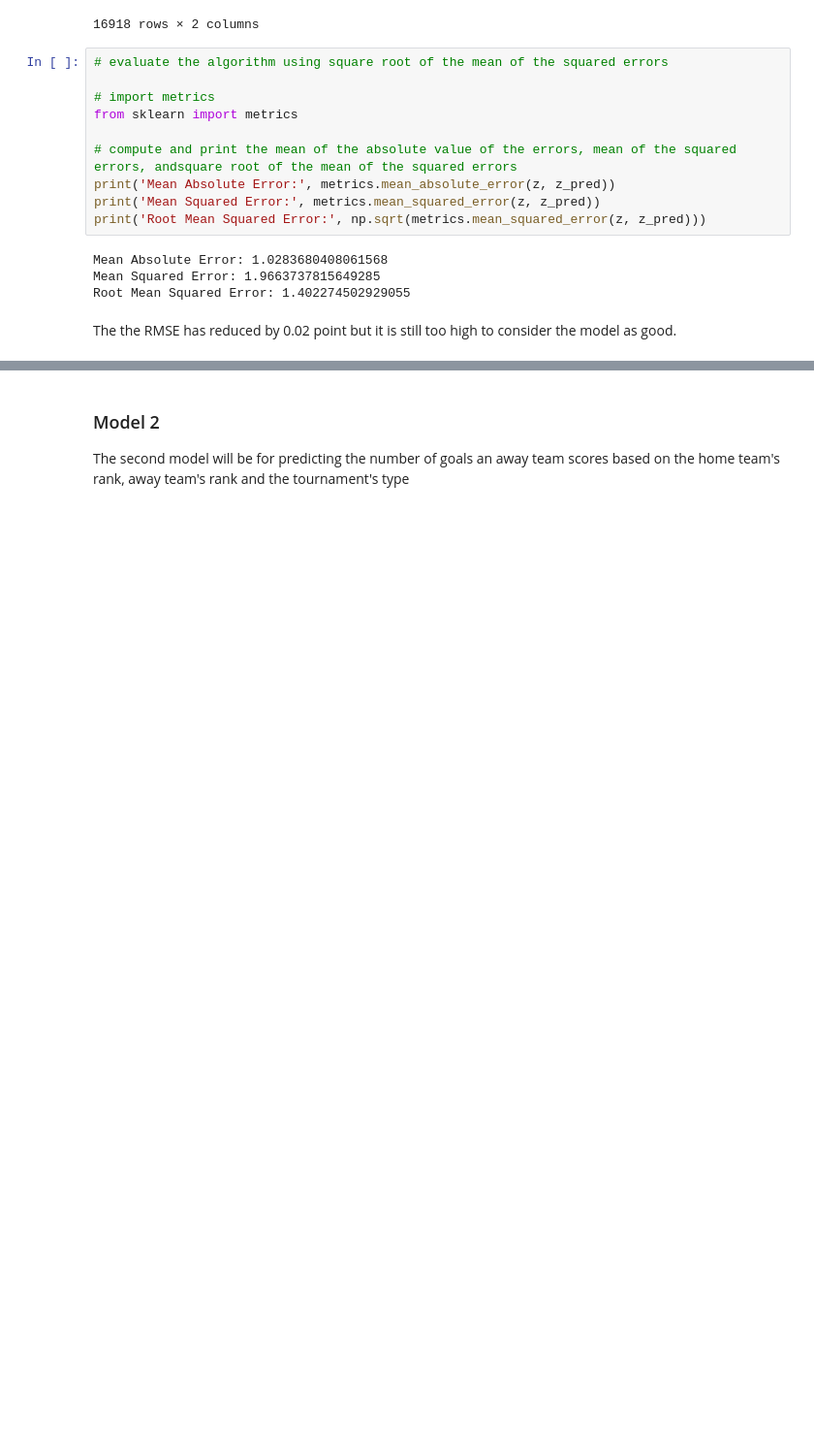
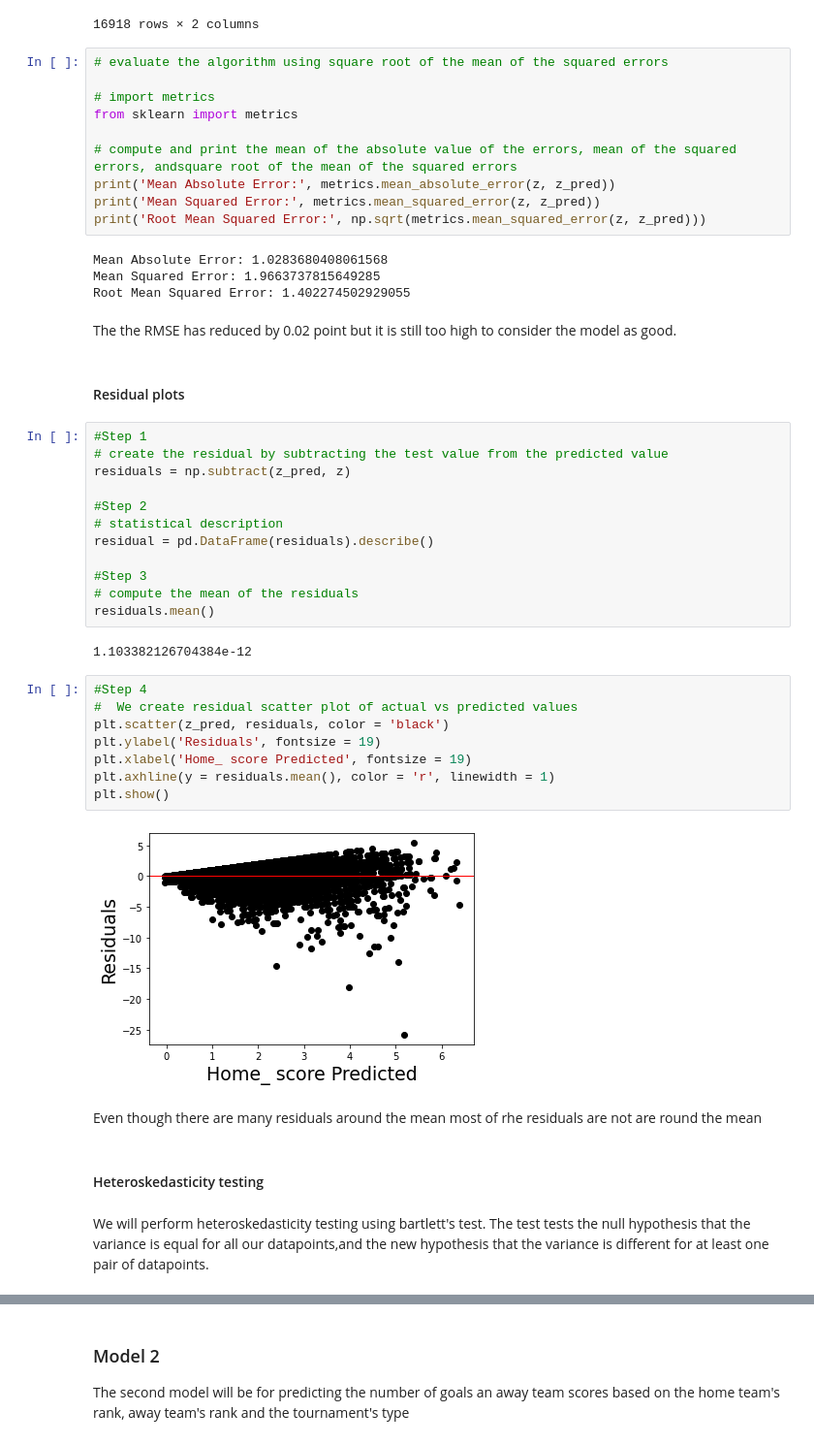
Before and after one commit to WambuiKahuthu/MORINGA_CORE_WEEK6_IP_REGRESSION, a Jupyter notebook: Moringa_Data_Science_Core_W6_Independent_Project_2021_08_Wambui_Kahuthu_Python_Notebook.ipynb, the cells around one changed output, grey strips where cells are left out. Shown at 97% size. Cells and saved outputs as stored; diff of their text form; blank space fills up the shorter version.

```diff
--- a/Moringa_Data_Science_Core_W6_Independent_Project_2021_08_Wambui_Kahuthu_Python_Notebook.ipynb
+++ b/Moringa_Data_Science_Core_W6_Independent_Project_2021_08_Wambui_Kahuthu_Python_Notebook.ipynb
@@ -691,3 +691,35 @@ Mean Squared Error: 1.9663737815649285
 Root Mean Squared Error: 1.402274502929055
 # %% [markdown]
 The the RMSE has reduced by 0.02 point but it is still too high to consider the model as good.
+# %% [markdown]
+#### Residual plots
+# %%
+#Step 1
+# create the residual by subtracting the test value from the predicted value
+residuals = np.subtract(z_pred, z)
+
+#Step 2
+# statistical description
+residual = pd.DataFrame(residuals).describe()
+
+#Step 3
+# compute the mean of the residuals
+residuals.mean()
+# %% [output]
+1.103382126704384e-12
+# %%
+#Step 4
+#  We create residual scatter plot of actual vs predicted values
+plt.scatter(z_pred, residuals, color = 'black')
+plt.ylabel('Residuals', fontsize = 19)
+plt.xlabel('Home_ score Predicted', fontsize = 19)
+plt.axhline(y = residuals.mean(), color = 'r', linewidth = 1)
+plt.show()
+# %% [output]
+[figure, added]
+# %% [markdown]
+Even though there are many residuals around the mean most of rhe residuals are not are round the mean
+# %% [markdown]
+#### Heteroskedasticity testing
+# %% [markdown]
+We will perform heteroskedasticity testing using bartlett's test. The test tests the null hypothesis that the variance is equal for all our datapoints,and the new hypothesis that the variance is different for at least one pair of datapoints.
```
Also changed, not shown: parts of 14 cells of this notebook.
